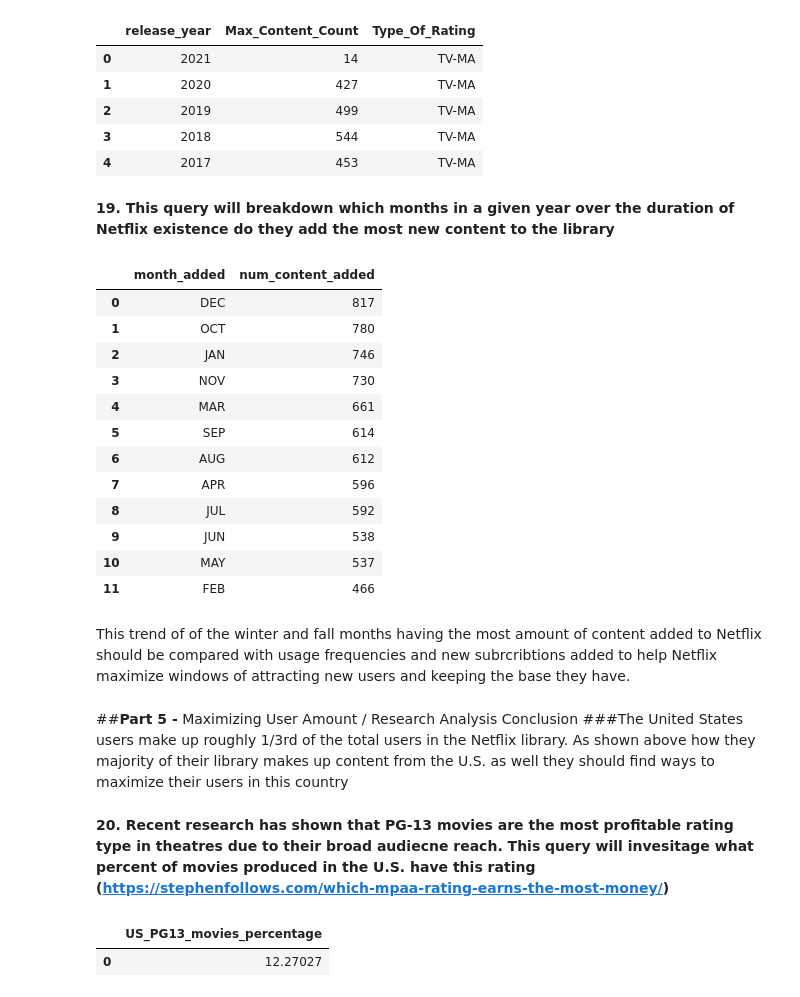
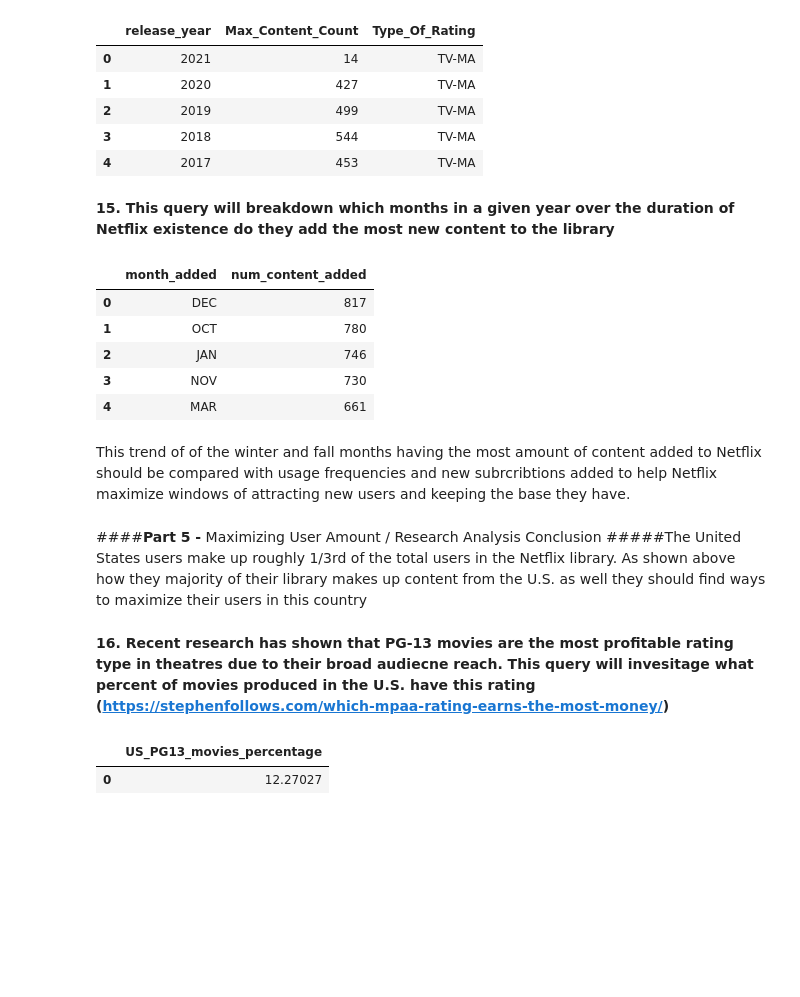
Before and after one commit to aditya248/Netflix-Exploratory-Data-Analysis, a Jupyter notebook: BA775_TeamProject_B2T8.ipynb, the cells around one changed output. Cells and saved outputs as stored; diff of their text form; code cells hidden in the pictures; blank space fills up the shorter version.

Commit message:
formatting edits with condensing the total amount of Queries

```diff
--- a/BA775_TeamProject_B2T8.ipynb
+++ b/BA775_TeamProject_B2T8.ipynb
@@ -386,51 +300,45 @@ Limit 5
 | 3 | 2018 | 544 | TV-MA |
 | 4 | 2017 | 453 | TV-MA |
 # %% [markdown]
-**19. This query will breakdown which months in a given year over the duration of Netflix existence do they add the most new content to the library**
+**15. This query will breakdown which months in a given year over the duration of Netflix existence do they add the most new content to the library**
 # %%
 %%bigquery --project=ba775-team8-b2
 SELECT month_added, COUNT(*) AS num_content_added FROM
 (
 SELECT CASE
 WHEN date_added LIKE 'January%' THEN 'JAN'
 WHEN date_added LIKE 'February%' THEN 'FEB'
 WHEN date_added LIKE 'March%' THEN 'MAR'
 WHEN date_added LIKE 'April%' THEN 'APR'
 WHEN date_added LIKE 'May%' THEN 'MAY'
 WHEN date_added LIKE 'June%' THEN 'JUN'
 WHEN date_added LIKE 'July%' THEN 'JUL'
 WHEN date_added LIKE 'August%' THEN 'AUG'
 WHEN date_added LIKE 'September%' THEN 'SEP'
 WHEN date_added LIKE 'October%' THEN 'OCT'
 WHEN date_added LIKE 'November%' THEN 'NOV'
 WHEN date_added LIKE 'December%' THEN 'DEC'
 END AS month_added
 FROM `ba775-team8-b2.Netflix.netflix_titles`
 WHERE date_added IS NOT NULL
 )
 GROUP BY month_added
 HAVING month_added IS NOT NULL
 ORDER BY num_content_added DESC
+LIMIT 5
 # %% [output]
 |  | month_added | num_content_added |
 | 0 | DEC | 817 |
 | 1 | OCT | 780 |
 | 2 | JAN | 746 |
 | 3 | NOV | 730 |
 | 4 | MAR | 661 |
-| 5 | SEP | 614 |
-| 6 | AUG | 612 |
-| 7 | APR | 596 |
-| 8 | JUL | 592 |
-| 9 | JUN | 538 |
-| 10 | MAY | 537 |
-| 11 | FEB | 466 |
 # %% [markdown]
 This trend of of the winter and fall months having the most amount of content added to Netflix should be compared with usage frequencies and new subrcribtions added to help Netflix maximize windows of attracting new users and keeping the base they have.
 # %% [markdown]
-##**Part 5 -** Maximizing User Amount / Research Analysis Conclusion
-###The United States users make up roughly 1/3rd of the total users in the Netflix library. As shown above how they majority of their library makes up content from the U.S. as well they should find ways to maximize their users in this country
+####**Part 5 -** Maximizing User Amount / Research Analysis Conclusion
+#####The United States users make up roughly 1/3rd of the total users in the Netflix library. As shown above how they majority of their library makes up content from the U.S. as well they should find ways to maximize their users in this country
 # %% [markdown]
-**20. Recent research has shown that PG-13 movies are the most profitable rating type in theatres due to their broad audiecne reach. This query will invesitage what percent of movies produced in the U.S. have this rating (https://stephenfollows.com/which-mpaa-rating-earns-the-most-money/)**
+**16. Recent research has shown that PG-13 movies are the most profitable rating type in theatres due to their broad audiecne reach. This query will invesitage what percent of movies produced in the U.S. have this rating (https://stephenfollows.com/which-mpaa-rating-earns-the-most-money/)**
 # %%
 %%bigquery --project=ba775-team8-b2
```
Also changed, not shown: parts of 34 cells of this notebook.
